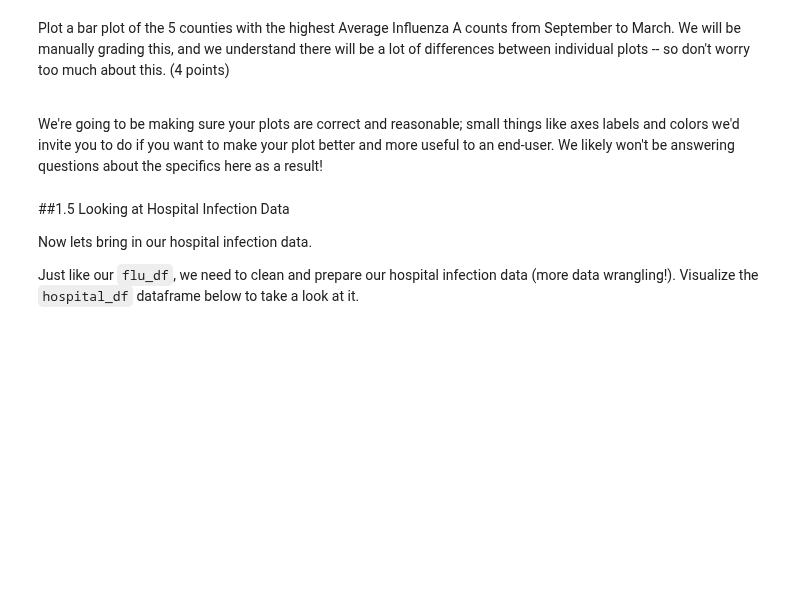
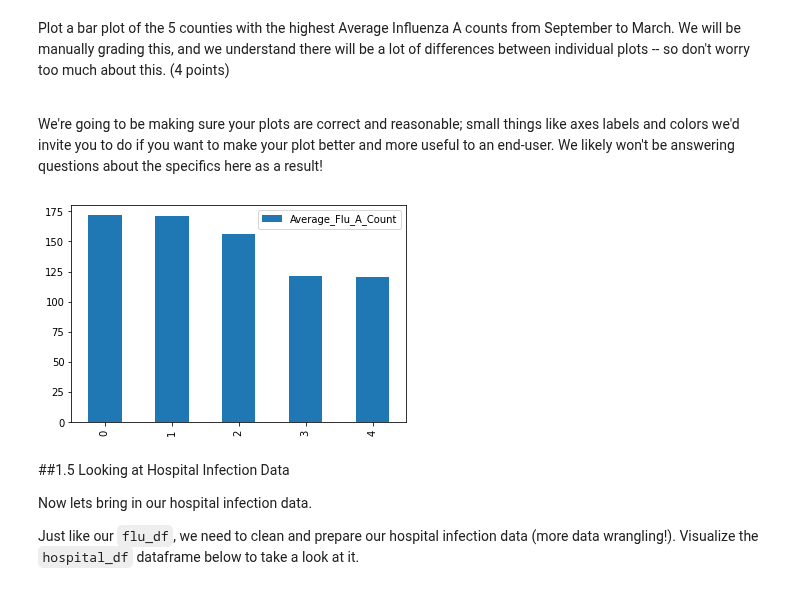
Before and after one commit to spatank/CIS-545, a Jupyter notebook: Homework_1_SPP.ipynb, the cells around one changed output. Cells and saved outputs as stored; diff of their text form; code cells hidden in the pictures; blank space fills up the shorter version.

```diff
--- a/Homework_1_SPP.ipynb
+++ b/Homework_1_SPP.ipynb
@@ -411,6 +411,9 @@ We're going to be making sure your plots are correct and reasonable; small thing
 # %%
 # TODO: Create a plot using matplotlib. - 4 points.
 # You may also use other libraries like plotly or seaborn if you like, but we can't guarantee the same level of help for these other libraries
+ax = flu_A_by_county.iloc[0:5].plot.bar()
+# %% [output]
+[figure, added]
 # %% [markdown]
 ##1.5 Looking at Hospital Infection Data
 
```
Also changed, not shown: parts of 4 cells of this notebook.
